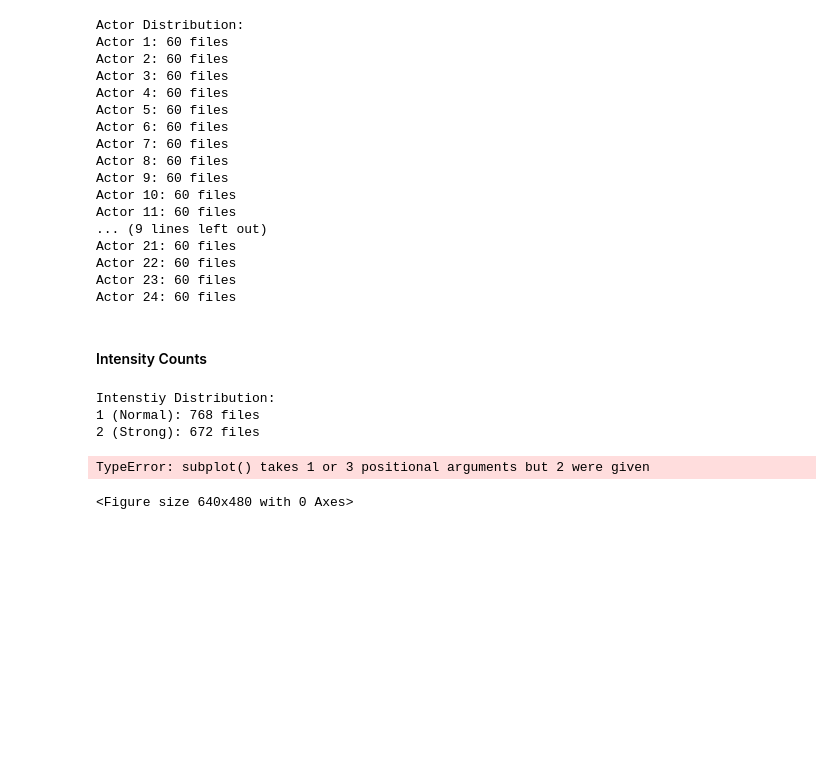
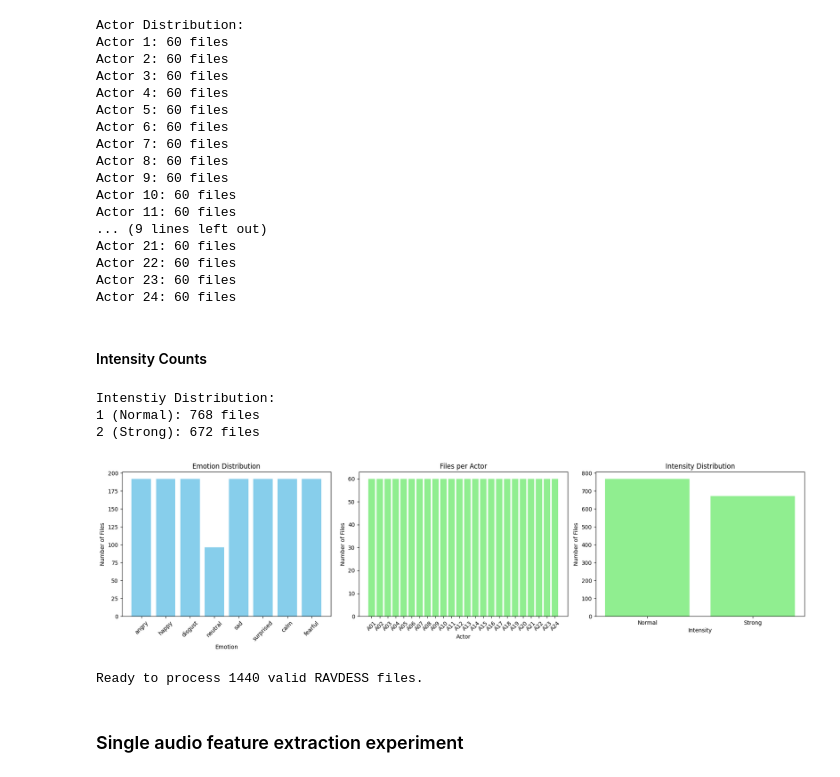
Before and after one commit to Tushar9422/Multimodal_mental_health_ai, a Jupyter notebook: notebooks/audio_collector.ipynb, the cells around one changed output. Saved outputs shown, nothing was run; the diff lists cells and outputs as text; code cells hidden in the pictures; blank space fills up the shorter version.

Commit message:
complete audio collector.ipynb

```diff
--- a/notebooks/audio_collector.ipynb
+++ b/notebooks/audio_collector.ipynb
@@ -287,37 +287,36 @@ Intenstiy Distribution:
 2 (Strong): 672 files
 # %%
 # Visualization
-fig, axes = plt.subplot(1, 3, figsize=(18, 5))
+fig, axes = plt.subplots(1, 3, figsize=(18, 5))
 
 # Emotion distribution
 emotions = list(emotion_counts.keys())
 counts = list(emotion_counts.values())
 axes[0].bar(emotions, counts, color='skyblue')
 axes[0].set_title('Emotion Distribution')
 axes[0].set_xlabel('Emotion')
 axes[0].set_ylabel('Number of Files')
 axes[0].tick_params(axis='x', rotation=45)
 
 # Actor distribution
 actors = sorted(list(actor_count.keys()))
 actor_file_counts = [actor_count[a] for a in actors]
 axes[1].bar([f"A{a:02d}" for a in actors], actor_file_counts, color='lightgreen')
 axes[1].set_title('Files per Actor')
 axes[1].set_xlabel('Actor')
 axes[1].set_ylabel('Number of Files')
 axes[1].tick_params(axis='x', rotation=45)
 
 # Intensity distribution
 intensities = list(intensity_count.keys())
 intensity_names = ["Normal" if i == 1 else "Strong" for i in intensities]
 intensity_file_counts = list(intensity_count.values())
 axes[2].bar(intensity_names, intensity_file_counts, color='lightgreen')
 axes[2].set_title('Intensity Distribution')
 axes[2].set_xlabel('Intensity')
 axes[2].set_ylabel('Number of Files')
 
 plt.tight_layout()
 plt.show()
 # %% [output]
-TypeError: subplot() takes 1 or 3 positional arguments but 2 were given
-<Figure size 640x480 with 0 Axes>
+[figure, added]
@@ -323,0 +327,27 @@ TypeError: subplot() takes 1 or 3 positional arguments but 2 were given
+# %%
+def analyze_ravdess_dataset():
+    return {
+        'total_files': len(audio_files),
+        'parsed_files': len(parsed_data),
+        'emotions': emotion_counts,
+        'actors': actor_count,
+        'intensities': intensity_count,
+        'dataframe': df_summary,
+        'parsed_data': parsed_data
+    }
+
+analysis_result = analyze_ravdess_dataset()
+
+if analysis_result:
+    print(f"Ready to process {analysis_result['parsed_files']} valid RAVDESS files.")
+
+    # Storing for later use case
+    RAVDESS_DATA = analysis_result['parsed_data']
+    RAVDESS_DF = analysis_result['dataframe']
+
+else:
+    print('Analysis failed.')
+# %% [output]
+Ready to process 1440 valid RAVDESS files.
+# %% [markdown]
+### Single audio feature extraction experiment
```
Also changed, not shown: parts of 21 cells of this notebook, 1 other file.
